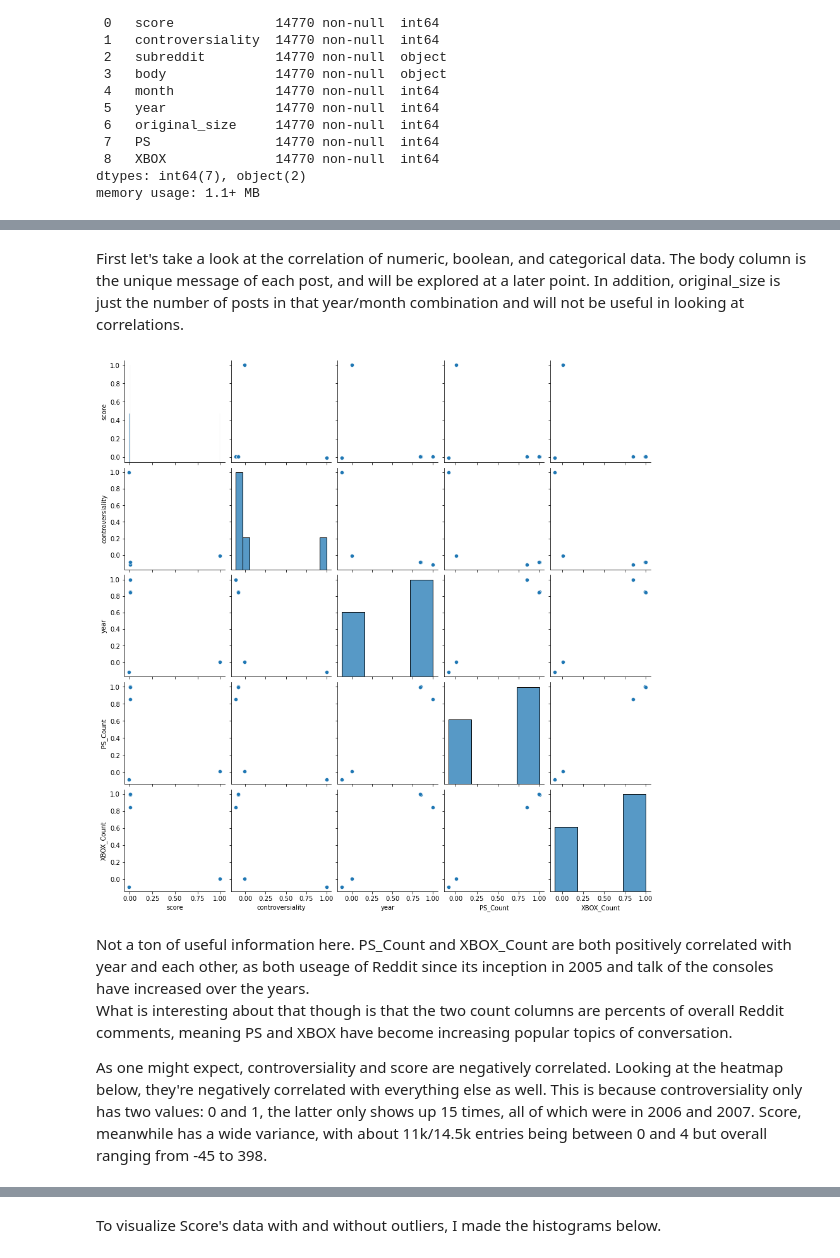
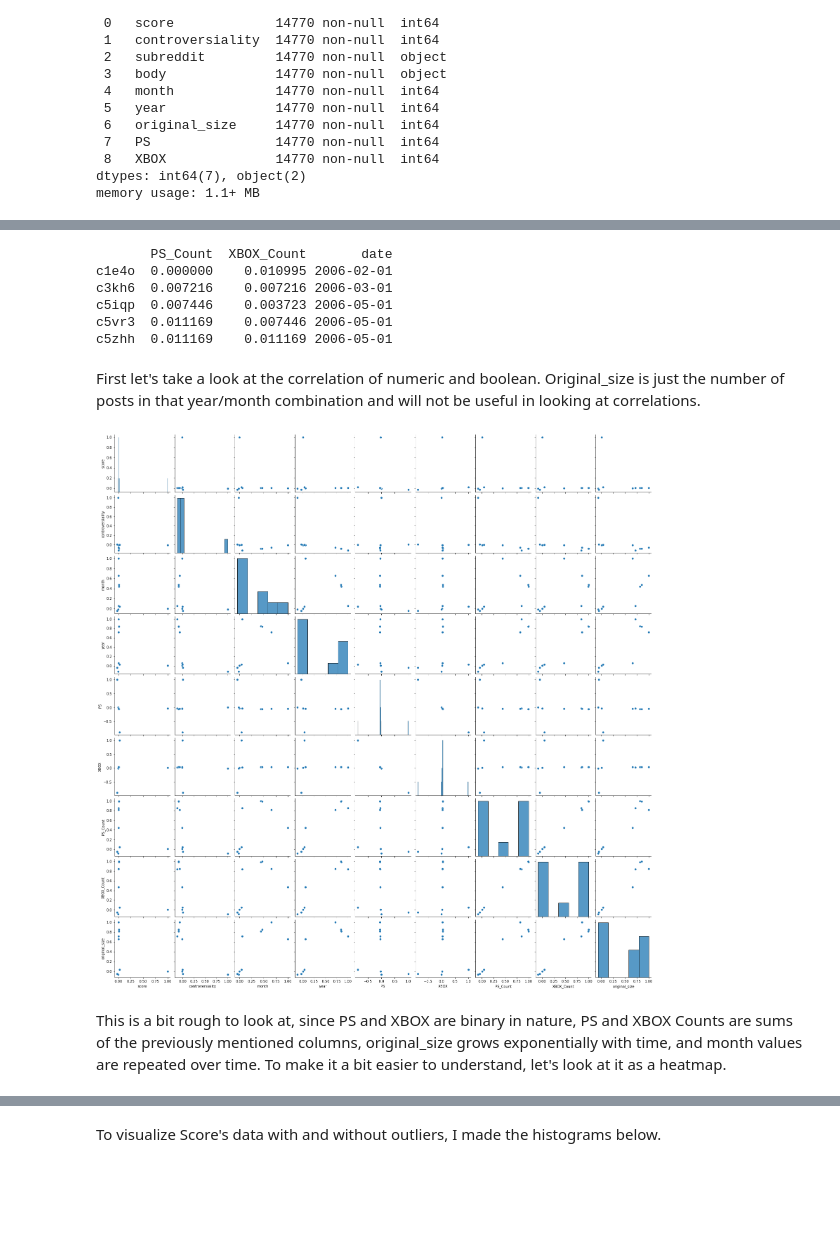
Before and after one commit to ryanlybbert/Capstone2, a Jupyter notebook: UnguidedCapstoneEDA.ipynb, the cells around one changed output, grey strips where cells are left out. Saved outputs shown, nothing was run; the diff lists cells and outputs as text; code cells hidden in the pictures; blank space fills up the shorter version.

```diff
--- a/UnguidedCapstoneEDA.ipynb
+++ b/UnguidedCapstoneEDA.ipynb
@@ -28,30 +80,32 @@ memory usage: 1.1+ MB
+# %%
+df['PS_Count'] = df['PS'].cumsum() * 100 / df['original_size']
+df['XBOX_Count'] = df['XBOX'].cumsum() * 100 / df['original_size']
+
+df['date'] = df['month'].astype(str) + '/' + df['year'].astype(str)
+df['date'] = pd.to_datetime(df['date'])
+
+print(df[['PS_Count', 'XBOX_Count', 'date']].head())
+# %% [output]
+       PS_Count  XBOX_Count       date
+c1e4o  0.000000    0.010995 2006-02-01
+c3kh6  0.007216    0.007216 2006-03-01
+c5iqp  0.007446    0.003723 2006-05-01
+c5vr3  0.011169    0.007446 2006-05-01
+c5zhh  0.011169    0.011169 2006-05-01
 # %% [markdown]
-First let's take a look at the correlation of numeric, boolean, and categorical data.
-The body column is the unique message of each post, and will be explored at a later point.
-In addition, original_size is just the number of posts in that year/month combination and
+First let's take a look at the correlation of numeric and boolean.
+Original_size is just the number of posts in that year/month combination and
 will not be useful in looking at correlations.
 # %%
-df['PS_Count'] = df['PS'].cumsum() * 100 / df['original_size']
-df['XBOX_Count'] = df['XBOX'].cumsum() * 100 / df['original_size']
-
-corr_df = df[['score', 'controversiality', 'subreddit', 'year', 'PS_Count', 'XBOX_Count']]
+corr_df = df[['score', 'controversiality', 'month', 'year', 'PS', 'XBOX', 'PS_Count', 'XBOX_Count', 'original_size']]
 sns.pairplot(corr_df.corr())
 plt.show()
 # %% [output]
-[figure, old version]
+[figure, new version]
-# %% [markdown]
-Not a ton of useful information here.  PS_Count and XBOX_Count are both positively correlated
-with year and each other, as both useage of Reddit since its inception in 2005 and talk of the
-consoles have increased over the years.
-What is interesting about that though is that the two count columns are percents of
-overall Reddit comments, meaning PS and XBOX have become increasing popular topics of conversation.
-
-As one might expect, controversiality and score are negatively correlated.
-Looking at the heatmap below, they're negatively correlated with everything else as well.
-This is because controversiality only has two values: 0 and 1, the latter only shows up 15 times,
-all of which were in 2006 and 2007.
-Score, meanwhile has a wide variance, with about 11k/14.5k entries being between 0 and 4 but overall
-ranging from -45 to 398.
+# %% [markdown]
+This is a bit rough to look at, since PS and XBOX are binary in nature, PS and XBOX Counts are sums of the
+previously mentioned columns, original_size grows exponentially with time, and month values are repeated over time.
+To make it a bit easier to understand, let's look at it as a heatmap.
 # %%
 sns.heatmap(corr_df.corr())
 plt.show()
```
Also changed, not shown: parts of 18 cells of this notebook.
